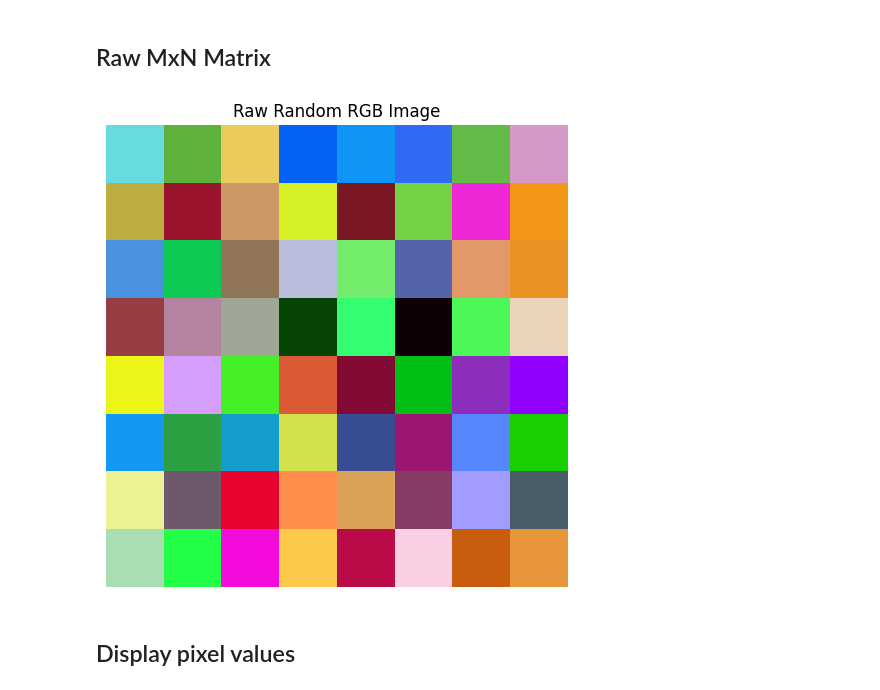
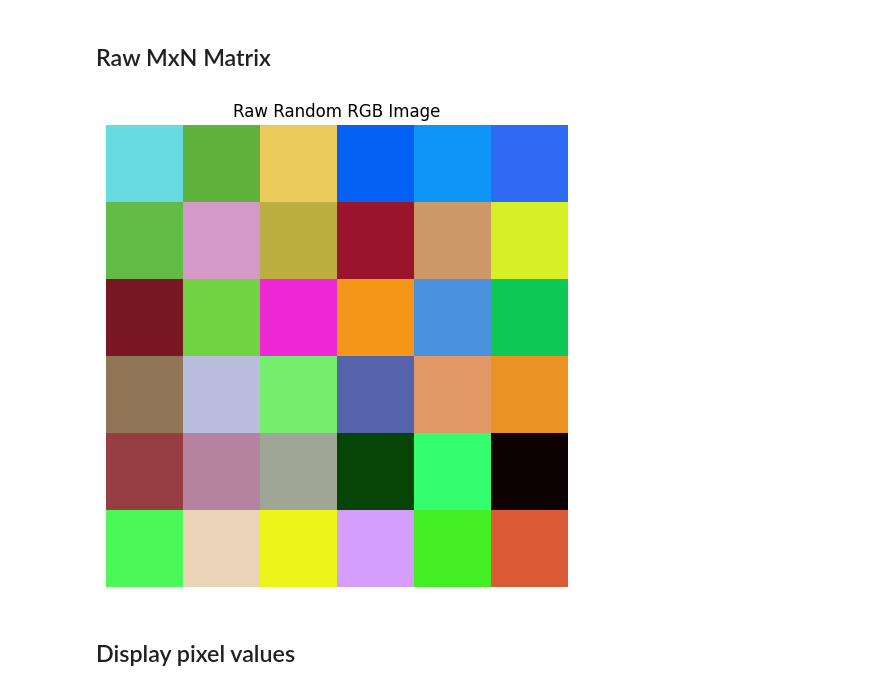
Before and after one commit to YoussefHassanien/Image-Processing-Tasks, a Jupyter notebook: Task 2/Interpolation.ipynb, the cells around one changed output. Cells and saved outputs as stored; diff of their text form; code cells hidden in the pictures.

```diff
--- a/Task 2/Interpolation.ipynb
+++ b/Task 2/Interpolation.ipynb
@@ -3,23 +3,23 @@
 # %%
 import numpy as np
 import cv2
 import matplotlib.pyplot as plt
 
 # Set random seed for reproducibility
 np.random.seed(42)
 
 # Step 1: Generate a random matrix M × N of values 0-255
-M, N = 8, 8  # Define dimensions
+M, N = 6, 6  # Define dimensions
 raw_image = np.random.randint(0, 256, size=(M, N, 3), dtype=np.uint8)
 
 # Visualize the raw random image
 plt.figure(figsize=(6, 6))
 plt.imshow(raw_image)
 plt.title('Raw Random RGB Image')
 plt.axis('off')
 plt.show()
 # %% [output]
-[figure, old version]
+[figure, new version]
 # %% [markdown]
 ## Display pixel values
 # %%
```
Also changed, not shown: parts of 21 cells of this notebook, 1 other file.
